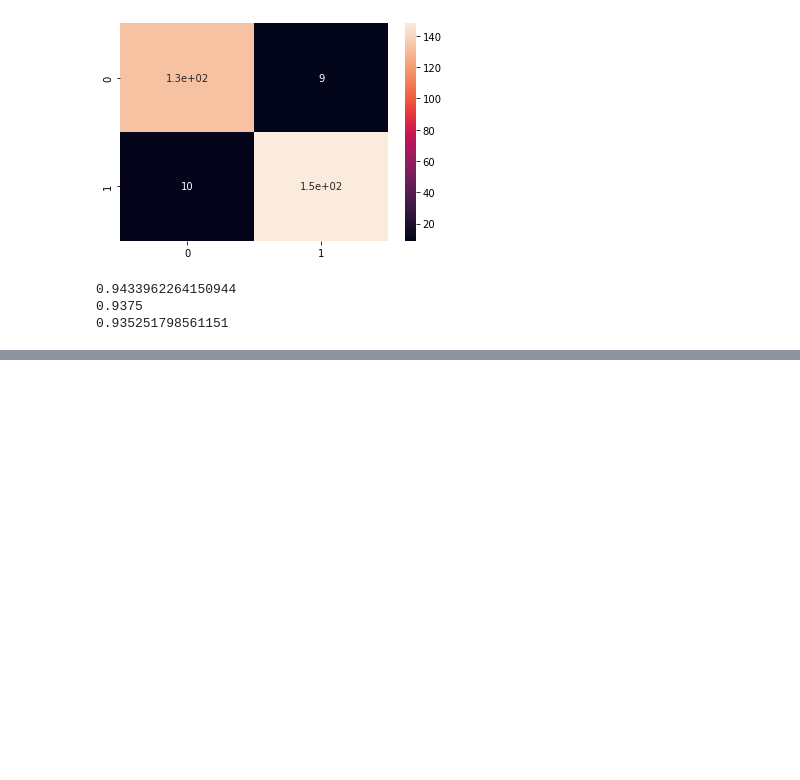
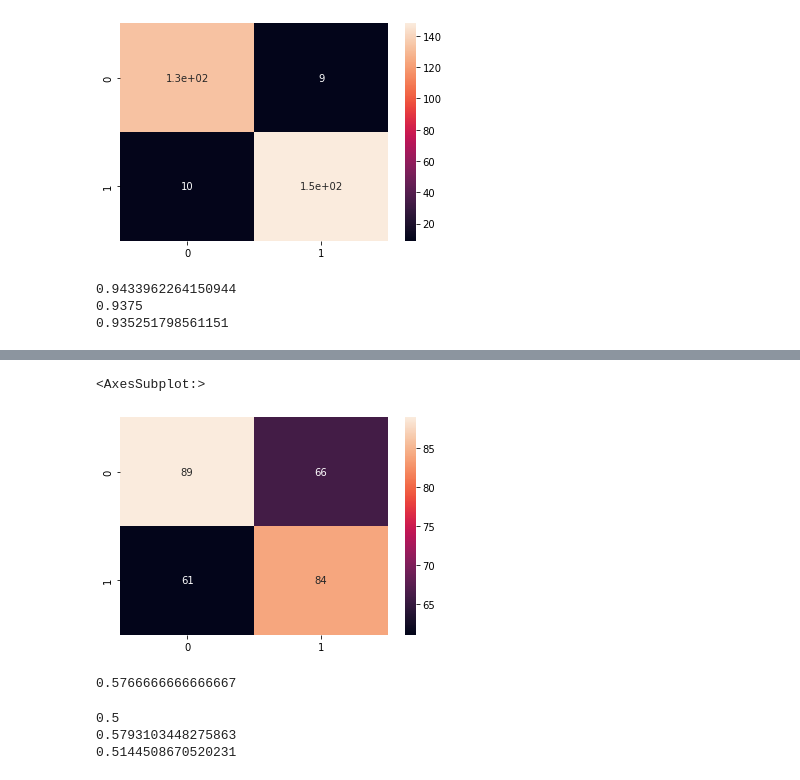
Before and after one commit to catstacks/TDADSBootcamp, a Jupyter notebook: measuring_accuracy.ipynb, the cells around one changed output, grey strips where cells are left out. Saved outputs shown, nothing was run; the diff lists cells and outputs as text; code cells hidden in the pictures; blank space fills up the shorter version.

```diff
--- a/measuring_accuracy.ipynb
+++ b/measuring_accuracy.ipynb
@@ -92,3 +127,37 @@ model_mod2 = DecisionTreeClassifier()
 model_mod2.fit(trainX_mod2, trainy_mod2)
 
 predictions_mod2 = model_mod2.predict_proba(testX_mod2)[:, 1]
+# %%
+## CALCULATE ACCURACY
+accuracy_score(testy_mod2, predictions_mod2)
+
+## CREATE CONFUSION MATRIX
+
+cm = confusion_matrix(testy_mod2, predictions_mod2) # actual (testy_mod2) on y-axis, predictions (predictions_mod2) on x-axis
+
+sns.heatmap(cm, annot=True)
+# %% [output]
+<AxesSubplot:>
+[figure, added]
+# %%
+print(accuracy_score(testy_mod2, predictions_mod2))
+# %% [output]
+0.5766666666666667
+# %%
+## CALCUATE PRECISION, RECALL AND SPECIFICITY
+tp = 84
+tn = 89
+fp = 84 # False Positive is when we predict 1 but actually get 0
+fn = 61 # False Negative is when we predict 0 but actually get 1
+
+precision2 = tp/(tp+fp)
+recall2 = tp/(tp+fn)
+specificity2 = tn/(tn+fp)
+
+print(precision2) # 0.5
+print(recall2) # 0.5793103448275863
+print(specificity2) # 0.5144508670520231
+# %% [output]
+0.5
+0.5793103448275863
+0.5144508670520231
```
Also changed, not shown: parts of 10 cells of this notebook.
